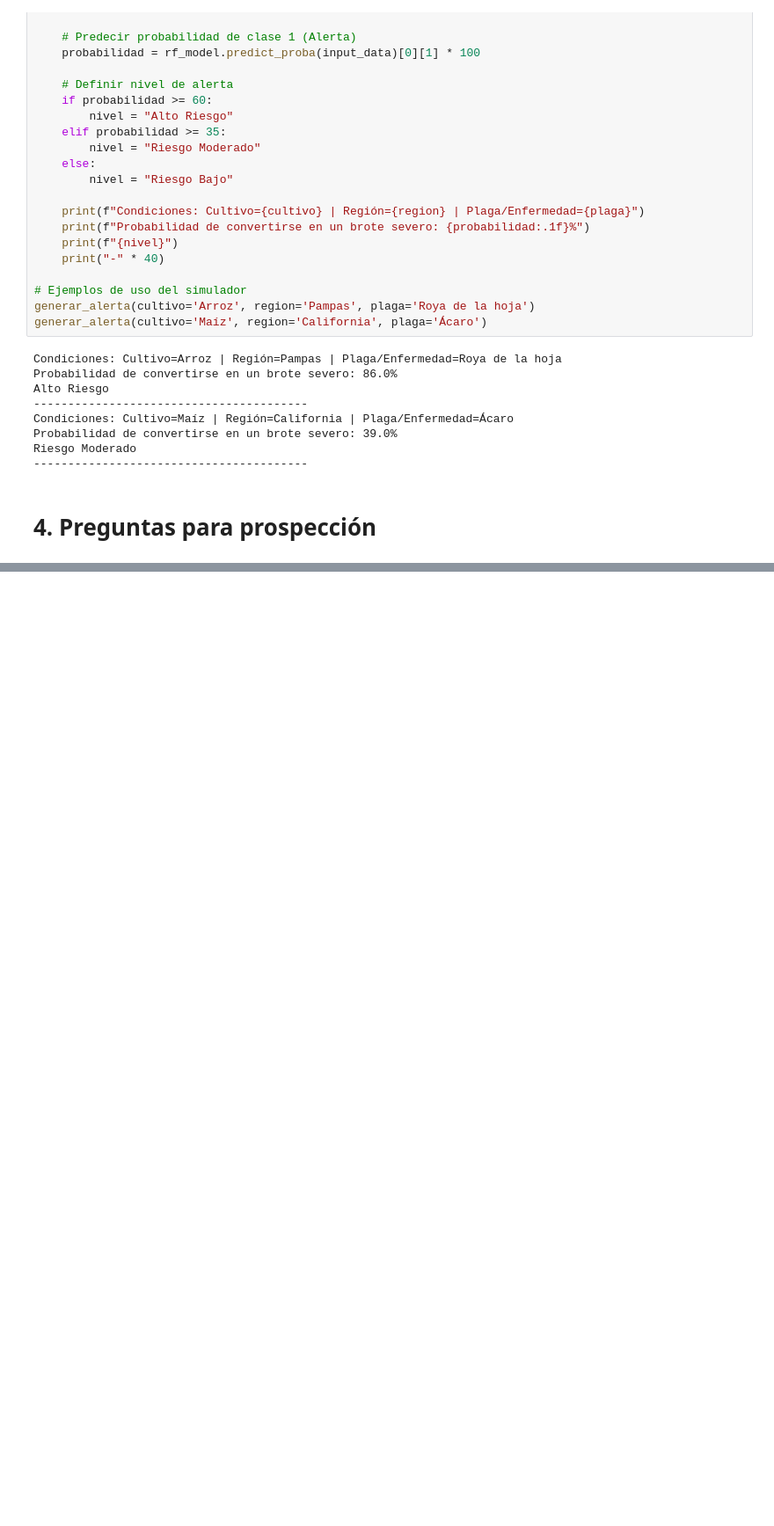
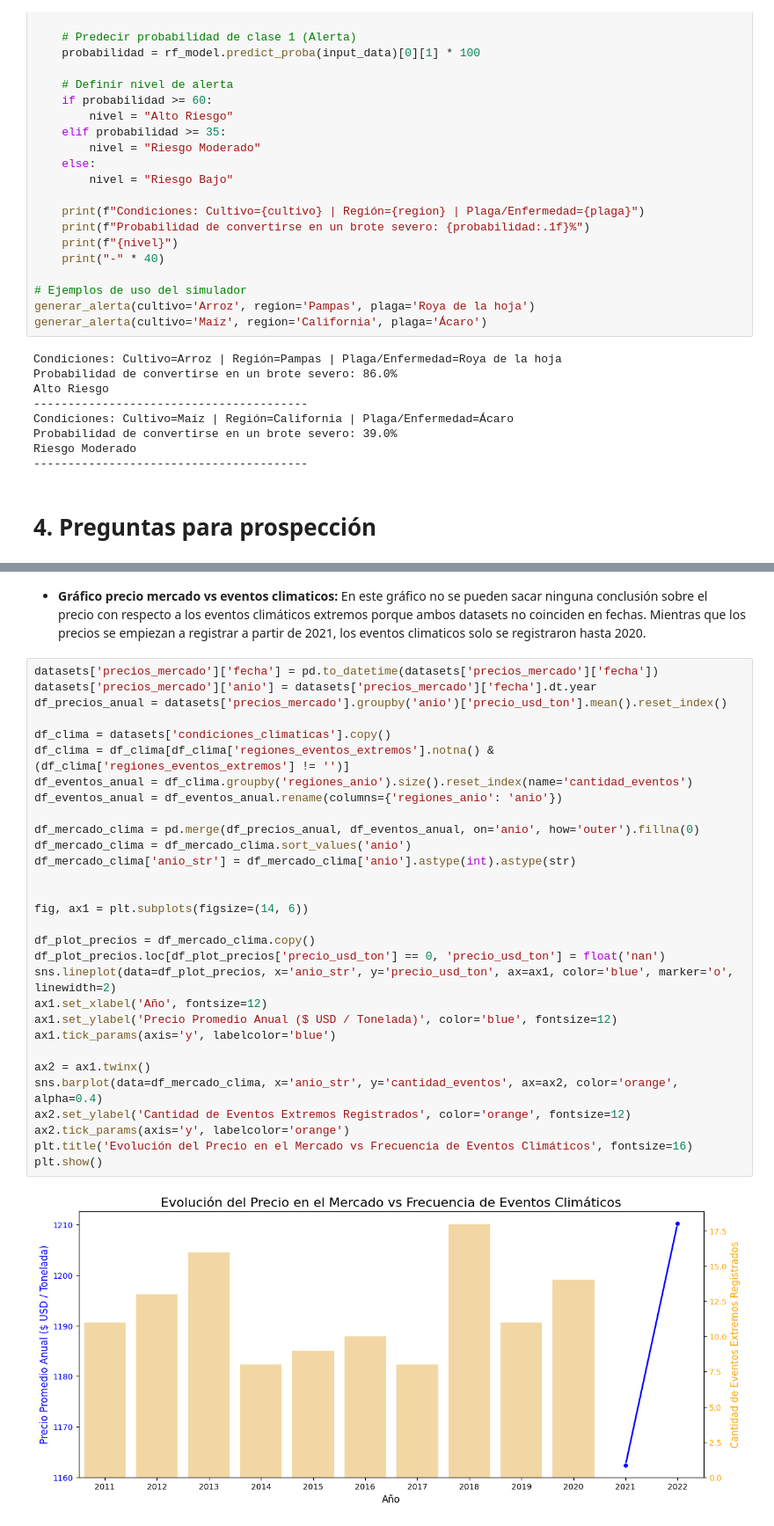
Before and after one commit to AitorBarrera/SBD_Trabajo_Final, a Jupyter notebook: Codigo.ipynb, the cells around one changed output, grey strips where cells are left out. Shown at 88% size. Drawn from its saved outputs; the diff is of its cells as text; blank space fills up the shorter version.

```diff
--- a/Codigo.ipynb
+++ b/Codigo.ipynb
@@ -1731 +1803,35 @@ plt.show()
+# %% [markdown]
+* **Gráfico precio mercado vs eventos climaticos:** En este gráfico no se pueden sacar ninguna conclusión sobre el precio con respecto a los eventos climáticos extremos porque ambos datasets no coinciden en fechas. Mientras que los precios se empiezan a registrar a partir de 2021, los eventos climaticos solo se registraron hasta 2020.
+# %%
+datasets['precios_mercado']['fecha'] = pd.to_datetime(datasets['precios_mercado']['fecha'])
+datasets['precios_mercado']['anio'] = datasets['precios_mercado']['fecha'].dt.year
+df_precios_anual = datasets['precios_mercado'].groupby('anio')['precio_usd_ton'].mean().reset_index()
+
+df_clima = datasets['condiciones_climaticas'].copy()
+df_clima = df_clima[df_clima['regiones_eventos_extremos'].notna() & (df_clima['regiones_eventos_extremos'] != '')]
+df_eventos_anual = df_clima.groupby('regiones_anio').size().reset_index(name='cantidad_eventos')
+df_eventos_anual = df_eventos_anual.rename(columns={'regiones_anio': 'anio'})
+
+df_mercado_clima = pd.merge(df_precios_anual, df_eventos_anual, on='anio', how='outer').fillna(0)
+df_mercado_clima = df_mercado_clima.sort_values('anio')
+df_mercado_clima['anio_str'] = df_mercado_clima['anio'].astype(int).astype(str)
+
+
+fig, ax1 = plt.subplots(figsize=(14, 6))
+
+df_plot_precios = df_mercado_clima.copy()
+df_plot_precios.loc[df_plot_precios['precio_usd_ton'] == 0, 'precio_usd_ton'] = float('nan')
+sns.lineplot(data=df_plot_precios, x='anio_str', y='precio_usd_ton', ax=ax1, color='blue', marker='o', linewidth=2)
+ax1.set_xlabel('Año', fontsize=12)
+ax1.set_ylabel('Precio Promedio Anual ($ USD / Tonelada)', color='blue', fontsize=12)
+ax1.tick_params(axis='y', labelcolor='blue')
+
+ax2 = ax1.twinx()
+sns.barplot(data=df_mercado_clima, x='anio_str', y='cantidad_eventos', ax=ax2, color='orange', alpha=0.4)
+ax2.set_ylabel('Cantidad de Eventos Extremos Registrados', color='orange', fontsize=12)
+ax2.tick_params(axis='y', labelcolor='orange')
+plt.title('Evolución del Precio en el Mercado vs Frecuencia de Eventos Climáticos', fontsize=16)
+plt.show()
+# %% [output]
+[figure, added]
 # %% [markdown]
```
Also changed, not shown: parts of 47 cells of this notebook.
